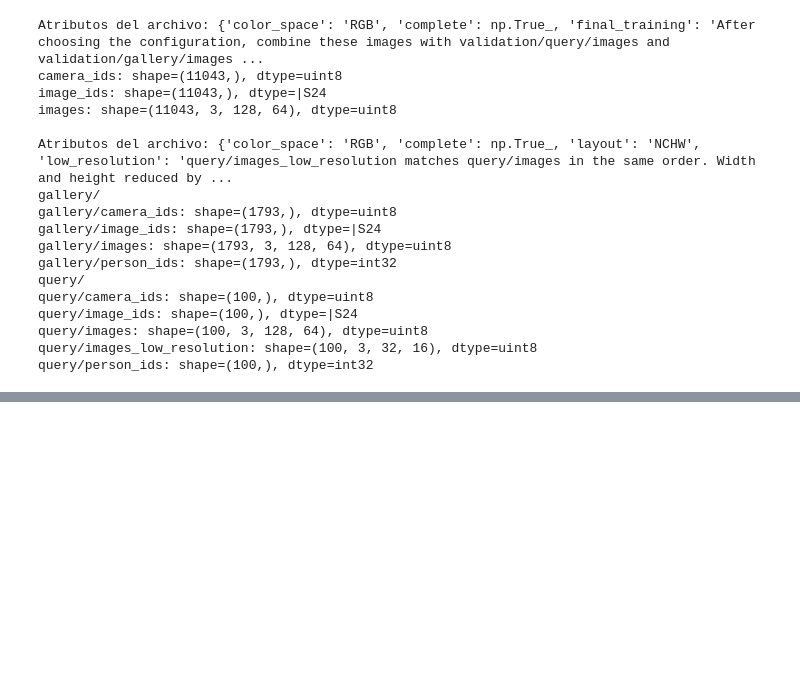
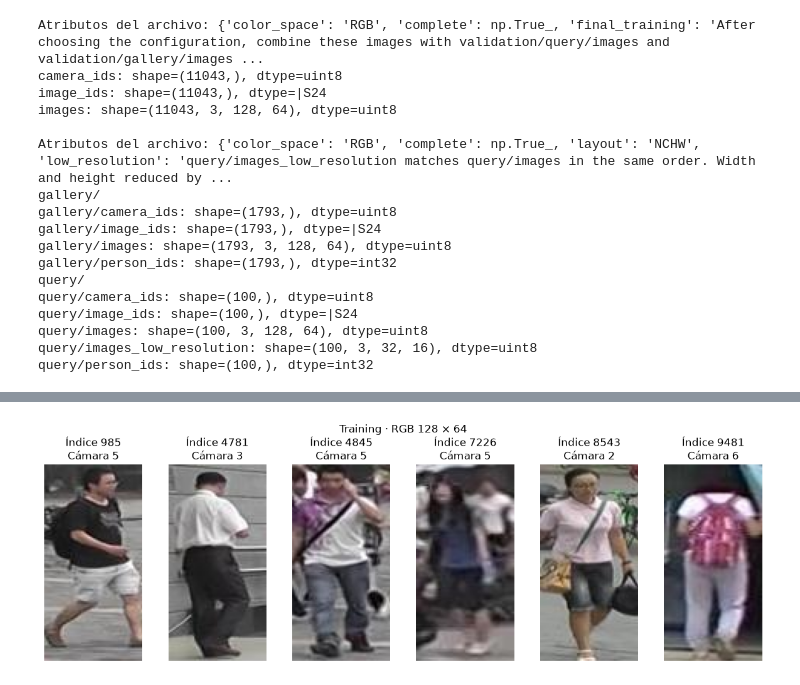
Before and after one commit to hugoangeles0810/utec-deeplearning-lab03, a Jupyter notebook: notebooks/dataset.ipynb, the cells around one changed output, grey strips where cells are left out. Saved outputs shown, nothing was run; the diff lists cells and outputs as text; code cells hidden in the pictures; blank space fills up the shorter version.

```diff
--- a/notebooks/dataset.ipynb
+++ b/notebooks/dataset.ipynb
@@ -62,0 +94,21 @@ query/person_ids: shape=(100,), dtype=int32
+# %%
+rng = np.random.default_rng(42)
+
+with h5py.File(TRAIN_PATH, "r") as file:
+    indices = np.sort(rng.choice(len(file["images"]), size=6, replace=False))
+    sample_images = file["images"][indices]
+    sample_cameras = file["camera_ids"][indices]
+
+fig, axes = plt.subplots(1, 6, figsize=(12, 4))
+for ax, image, index, camera in zip(
+    axes, sample_images, indices, sample_cameras, strict=True
+):
+    ax.imshow(image.transpose(1, 2, 0))
+    ax.set_title(f"Índice {index}\nCámara {camera}")
+    ax.axis("off")
+
+fig.suptitle("Training · RGB 128 × 64")
+plt.tight_layout()
+plt.show()
+# %% [output]
+[figure, added]
```
Also changed, not shown: parts of 3 cells of this notebook.
